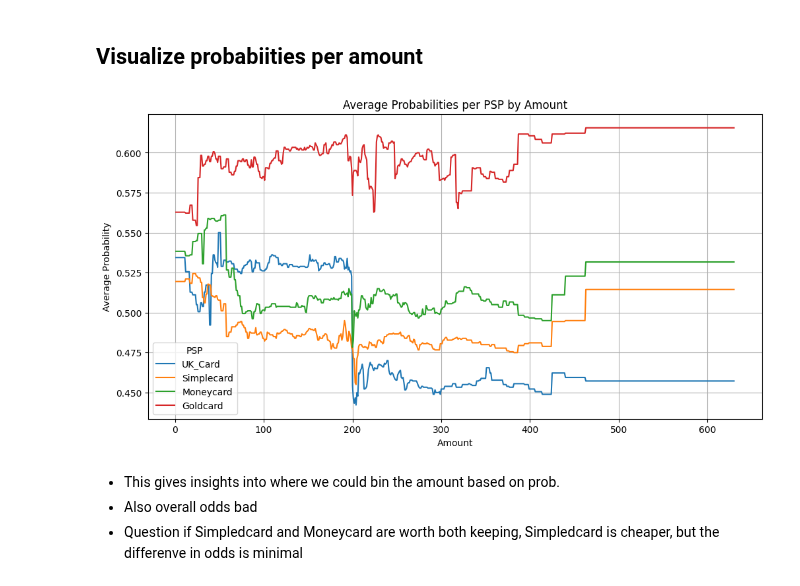
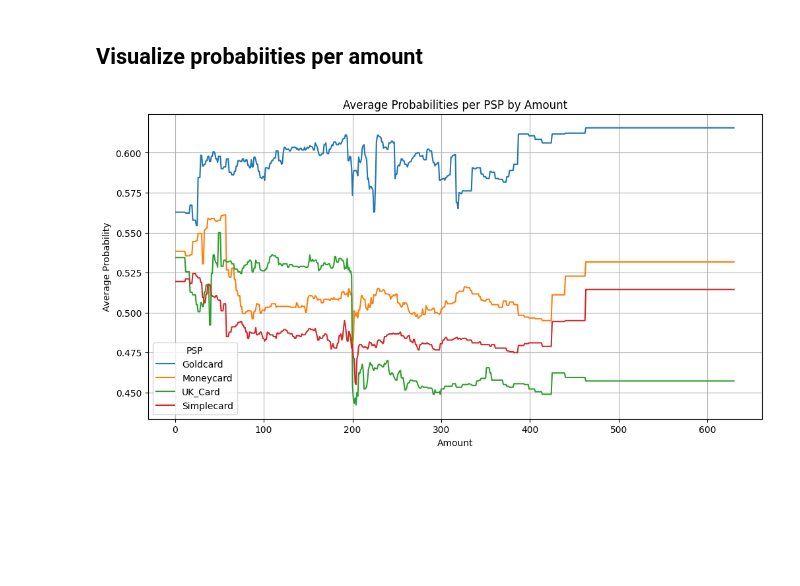
Before and after one commit to jeaend/payment_routing_optimizer, a Jupyter notebook: notebooks/08_use_model.ipynb, the cells around one changed output. Drawn from its saved outputs; the diff is of its cells as text; code cells hidden in the pictures; blank space fills up the shorter version.

Commit message:
change order in graph to match pricepoints, add analysis

```diff
--- a/notebooks/08_use_model.ipynb
+++ b/notebooks/08_use_model.ipynb
@@ -302,35 +303,39 @@ dtype: float32
 # %%
 # Assuming final_df contains PSP probability columns like 'UK_Card', 'Simplecard', etc.
 psp_list = df['psp'].unique()
 
 # Group by 'amount' and calculate the mean probability for each PSP
 average_probs = final_df.groupby('amount')[psp_list].mean()
 
 # Reshape the data to long format for easier plotting
 average_probs_flattened = average_probs.reset_index()
 
 # Melt the DataFrame so each row corresponds to one amount-PSP pair
 average_probs_melted = average_probs_flattened.melt(id_vars='amount', value_vars=psp_list,
                                                     var_name='PSP', value_name='Average_Probability')
 
-# Set the figure size
+# Extract the first value for each PSP
+psp_order = (
+    average_probs_melted[average_probs_melted['amount'] == average_probs_melted['amount'].min()]
+    .sort_values(by='Average_Probability', ascending=False)['PSP']
+)
+
 plt.figure(figsize=(12, 6))
-
-# Create a line plot for each PSP
-sns.lineplot(data=average_probs_melted, x='amount', y='Average_Probability', hue='PSP')
+sns.lineplot(
+    data=average_probs_melted,
+    x='amount',
+    y='Average_Probability',
+    hue='PSP',
+    hue_order=psp_order
+)
 
 # Add labels and title
 plt.xlabel('Amount')
 plt.ylabel('Average Probability')
 plt.title('Average Probabilities per PSP by Amount')
 plt.legend(title='PSP')
 
-# Show the plot
 plt.grid(True)
 plt.show()
 # %% [output]
-[figure, old version]
+[figure, new version]
-# %% [markdown]
-- This gives insights into where we could bin the amount based on prob.
-- Also overall odds bad
-- Question if Simpledcard and Moneycard are worth both keeping, Simpledcard is cheaper, but the differenve in odds is minimal
```
Also changed, not shown: parts of 4 cells of this notebook, 1 other file.
